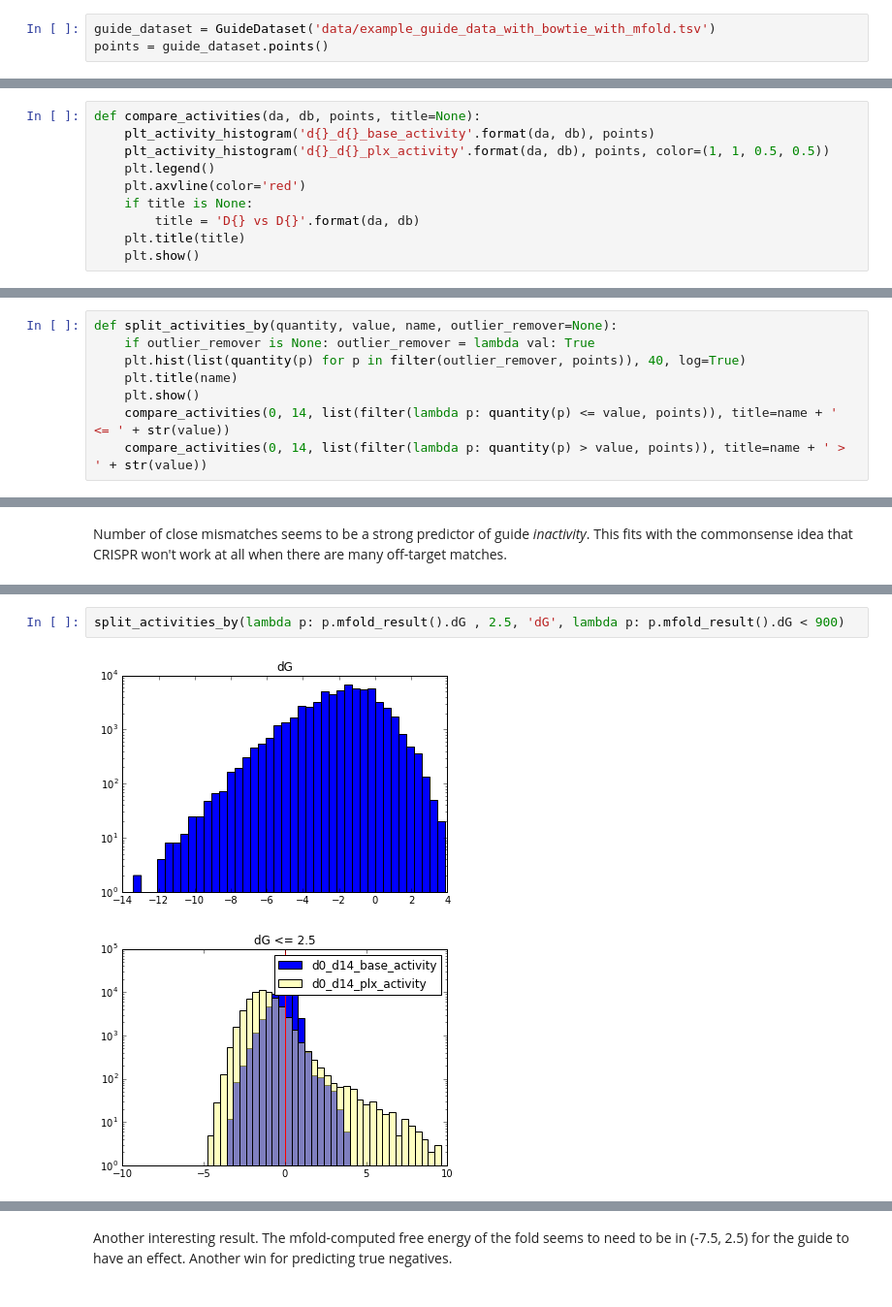
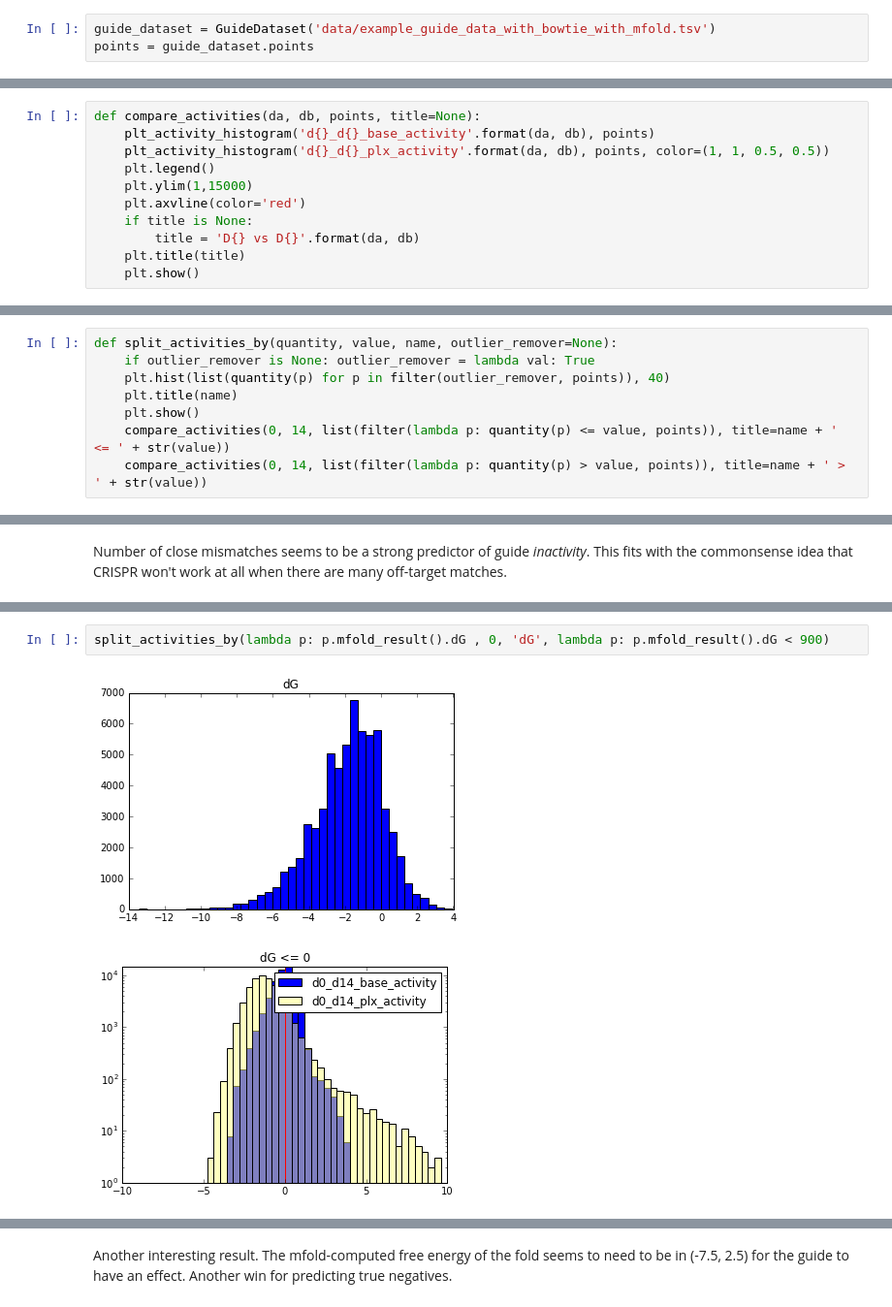
Before and after one commit to asross/guide-cluster, a Jupyter notebook: presentation.ipynb, the cells around one changed output, grey strips where cells are left out. Shown at 97% size. Cells and saved outputs as stored; diff of their text form.

```diff
--- a/presentation.ipynb
+++ b/presentation.ipynb
@@ -11,7 +11,7 @@ from guide.dataset import GuideDataset
 First let's import the dataset. I'm using wrapper classes to represent the data so we can interact with it in an object-oriented fashion.
 # %%
 guide_dataset = GuideDataset('data/example_guide_data_with_bowtie_with_mfold.tsv')
-points = guide_dataset.points()
+points = guide_dataset.points
 # %%
 gene_names = [p.row['gene_name'] for p in points]
 print(len(gene_names))
@@ -52,6 +33,7 @@ def compare_activities(da, db, points, title=None):
     plt_activity_histogram('d{}_d{}_base_activity'.format(da, db), points)
     plt_activity_histogram('d{}_d{}_plx_activity'.format(da, db), points, color=(1, 1, 0.5, 0.5))
     plt.legend()
+    plt.ylim(1,15000)
     plt.axvline(color='red')
     if title is None:
         title = 'D{} vs D{}'.format(da, db)
@@ -144,7 +140,7 @@ mm_counts[0]
 # %%
 def split_activities_by(quantity, value, name, outlier_remover=None):
     if outlier_remover is None: outlier_remover = lambda val: True
-    plt.hist(list(quantity(p) for p in filter(outlier_remover, points)), 40, log=True)
+    plt.hist(list(quantity(p) for p in filter(outlier_remover, points)), 40)
     plt.title(name)
     plt.show()
     compare_activities(0, 14, list(filter(lambda p: quantity(p) <= value, points)), title=name + ' <= ' + str(value))
@@ -172,5 +168,5 @@ split_activities_by(lambda p: p.mfold_result().dG , -7.5, 'dG', lambda p: p.mfol
 # %%
-split_activities_by(lambda p: p.mfold_result().dG , 2.5, 'dG', lambda p: p.mfold_result().dG < 900)
+split_activities_by(lambda p: p.mfold_result().dG , 0, 'dG', lambda p: p.mfold_result().dG < 900)
 # %% [output]
-[figure, old version]
+[figure, new version]
-[figure, old version]
+[figure, new version]
```
Also changed, not shown: parts of 52 cells of this notebook, 8 other files.
